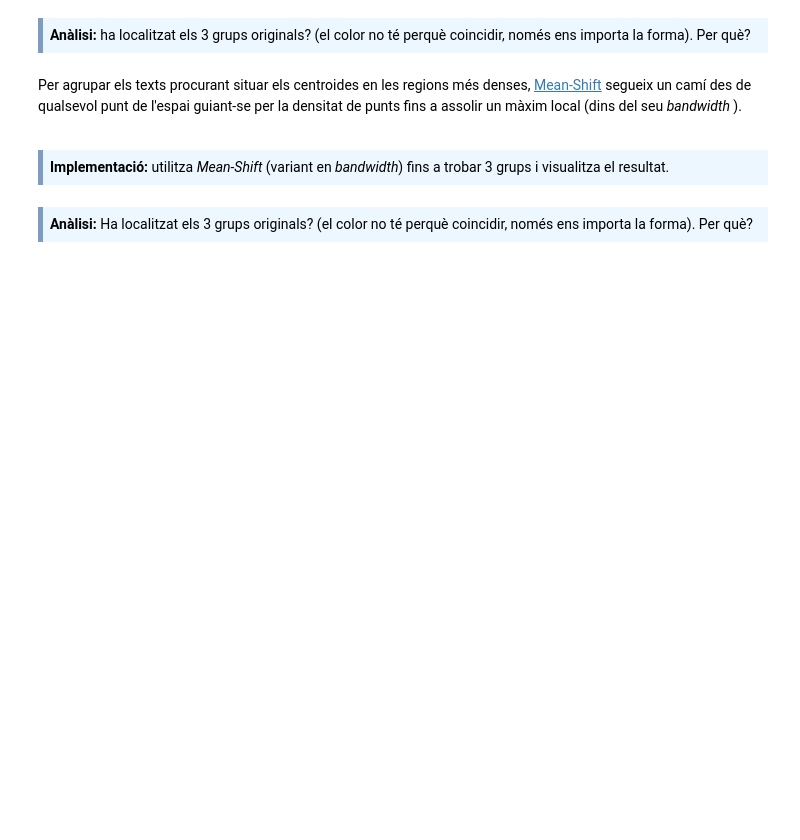
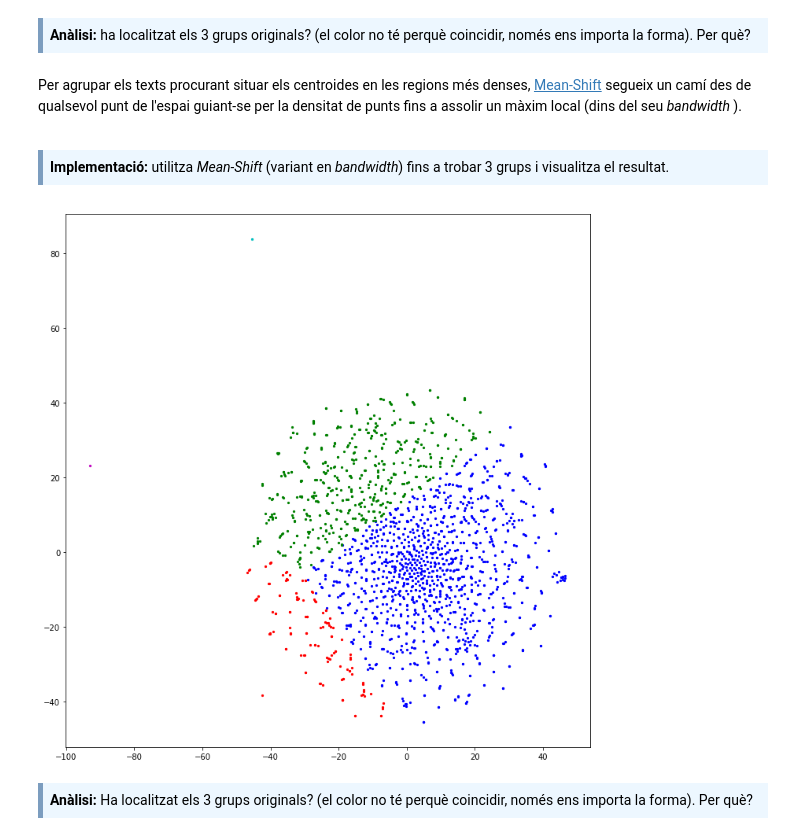
Before and after one commit to caran77/M2.955---Models-avan-ats-de-mineria-de-dades, a Jupyter notebook: PAC2/20191_M2.955_PAC2-Enunciat.ipynb, the cells around one changed output. Cells and saved outputs as stored; diff of their text form; code cells hidden in the pictures; blank space fills up the shorter version.

```diff
--- a/PAC2/20191_M2.955_PAC2-Enunciat.ipynb
+++ b/PAC2/20191_M2.955_PAC2-Enunciat.ipynb
@@ -932,6 +926,19 @@ Per agrupar els texts procurant situar els centroides en les regions més denses
 <div style="background-color: #EDF7FF; border-color: #7C9DBF; border-left: 5px solid #7C9DBF; padding: 0.5em;">
 <strong>Implementació:</strong> utilitza <i>Mean-Shift</i> (variant en <i>bandwidth</i>) fins a trobar 3 grups i visualitza el resultat.
 </div>
+# %%
+from sklearn.cluster import MeanShift
+
+# Amb bandwith = 10 surten 4 grups; amb bandwith = 12, surten 3, però només 3 punts vermells
+fig, ax = plt.subplots(1, 1, figsize=(10, 10))
+mean_shift = cluster.MeanShift(bandwidth=10.7, bin_seeding=False)
+mean_shift.fit(res)
+labels = mean_shift.labels_
+for i, values in enumerate(res):
+    ax.scatter(res[i][0], res[i][1], c='bgrcmyk'[labels[i] % 7], s=5)
+plt.tight_layout()
+# %% [output]
+[figure, added]
 # %% [markdown]
 <div style="background-color: #EDF7FF; border-color: #7C9DBF; border-left: 5px solid #7C9DBF; padding: 0.5em;">
 <strong>Anàlisi:</strong> Ha localitzat els 3 grups originals? (el color no té perquè coincidir, només ens importa la forma). Per què?
```
Also changed, not shown: parts of 18 cells of this notebook, 1 other file.
